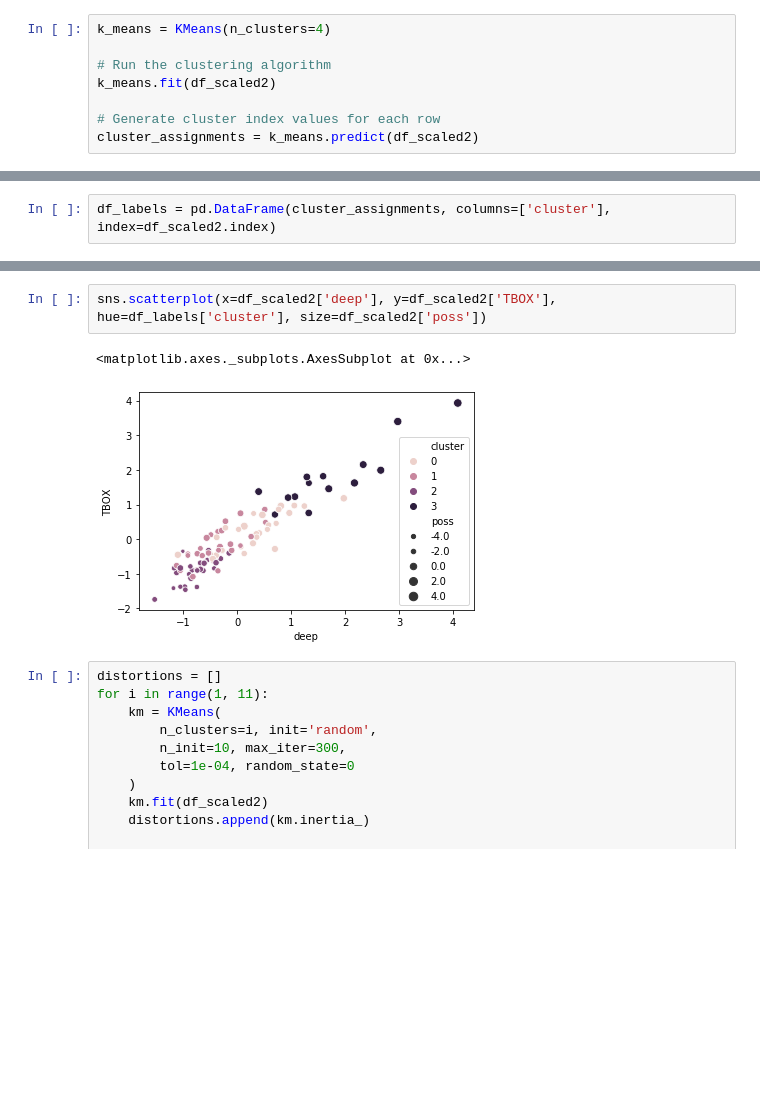
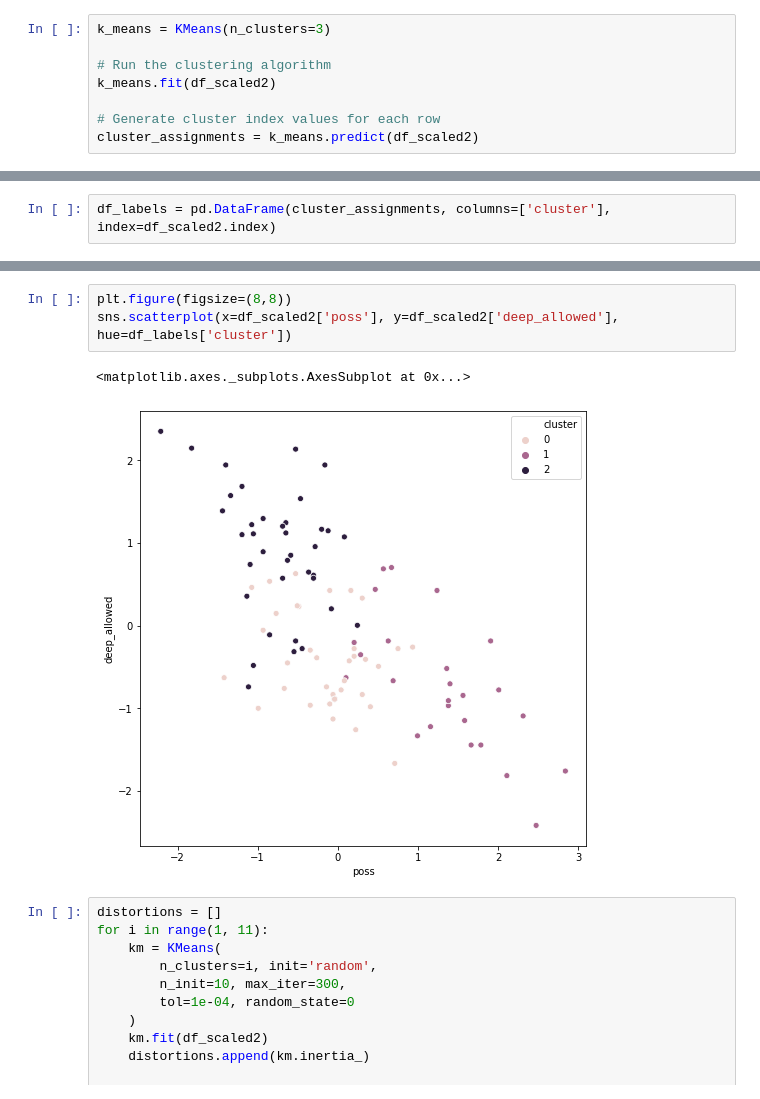
Before and after one commit to triolinho/final_project_repo, a Jupyter notebook: final_3.ipynb, the cells around one changed output, grey strips where cells are left out. Cells and saved outputs as stored; diff of their text form; blank space fills up the shorter version.

```diff
--- a/final_3.ipynb
+++ b/final_3.ipynb
@@ -906,7 +906,7 @@ plt.ylabel('explained variance ratio')
 Text(0, 0.5, 'explained variance ratio')
 [figure]
 # %%
-k_means = KMeans(n_clusters=4)
+k_means = KMeans(n_clusters=3)
 
 # Run the clustering algorithm
 k_means.fit(df_scaled2)
@@ -969,8 +977,9 @@ df_labels[df_labels['cluster'] == 0]
 # %%
-sns.scatterplot(x=df_scaled2['deep'], y=df_scaled2['TBOX'], hue=df_labels['cluster'], size=df_scaled2['poss'])
+plt.figure(figsize=(8,8))
+sns.scatterplot(x=df_scaled2['poss'], y=df_scaled2['deep_allowed'], hue=df_labels['cluster'])
 # %% [output]
 <matplotlib.axes._subplots.AxesSubplot at 0x...>
-[figure, old version]
+[figure, new version]
 # %%
 distortions = []
 for i in range(1, 11):
```
Also changed, not shown: parts of 8 cells of this notebook, 3 other files.
